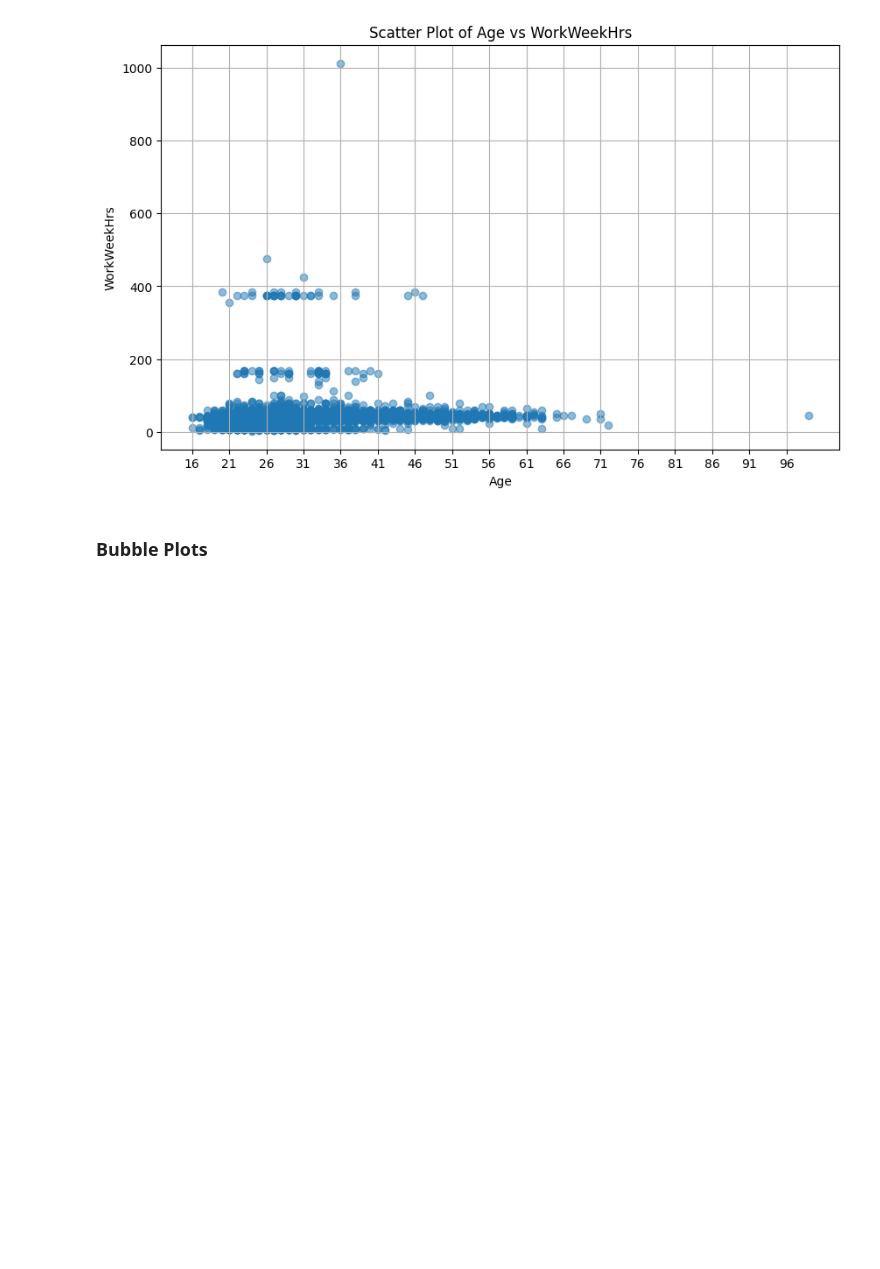
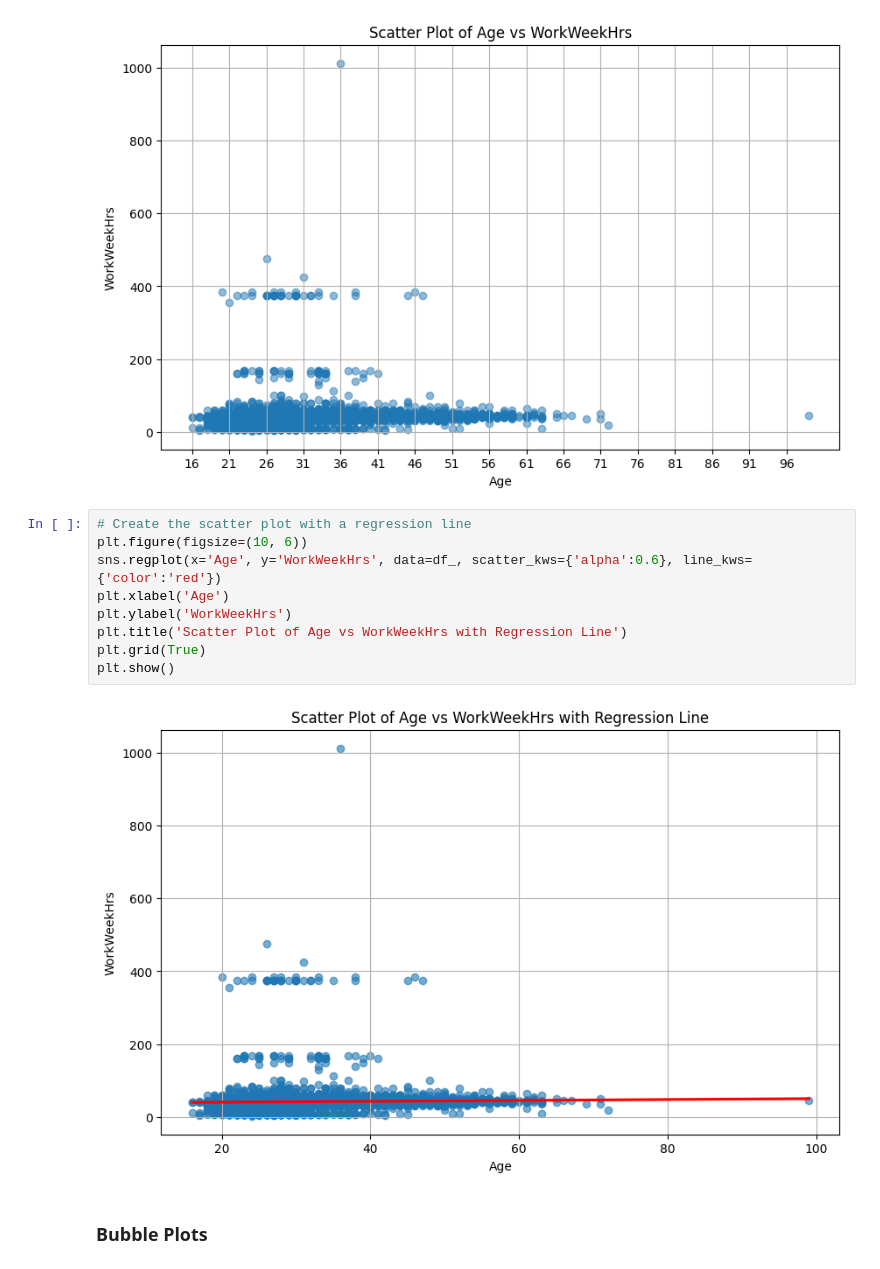
Before and after one commit to Majeedraheem/Final_Project-, a Jupyter notebook: module 4/M4DataVisualization-lab.ipynb, the cells around one changed output. Saved outputs shown, nothing was run; the diff lists cells and outputs as text; blank space fills up the shorter version.

```diff
--- a/module 4/M4DataVisualization-lab.ipynb
+++ b/module 4/M4DataVisualization-lab.ipynb
@@ -270,6 +286,17 @@ plt.grid(True)
 plt.show()
 # %% [output]
 [figure]
+# %%
+# Create the scatter plot with a regression line
+plt.figure(figsize=(10, 6))
+sns.regplot(x='Age', y='WorkWeekHrs', data=df_, scatter_kws={'alpha':0.6}, line_kws={'color':'red'})
+plt.xlabel('Age')
+plt.ylabel('WorkWeekHrs')
+plt.title('Scatter Plot of Age vs WorkWeekHrs with Regression Line')
+plt.grid(True)
+plt.show()
+# %% [output]
+[figure, added]
 # %% [markdown]
 ### Bubble Plots
 # %% [markdown]
```
Also changed, not shown: parts of 19 cells of this notebook.
